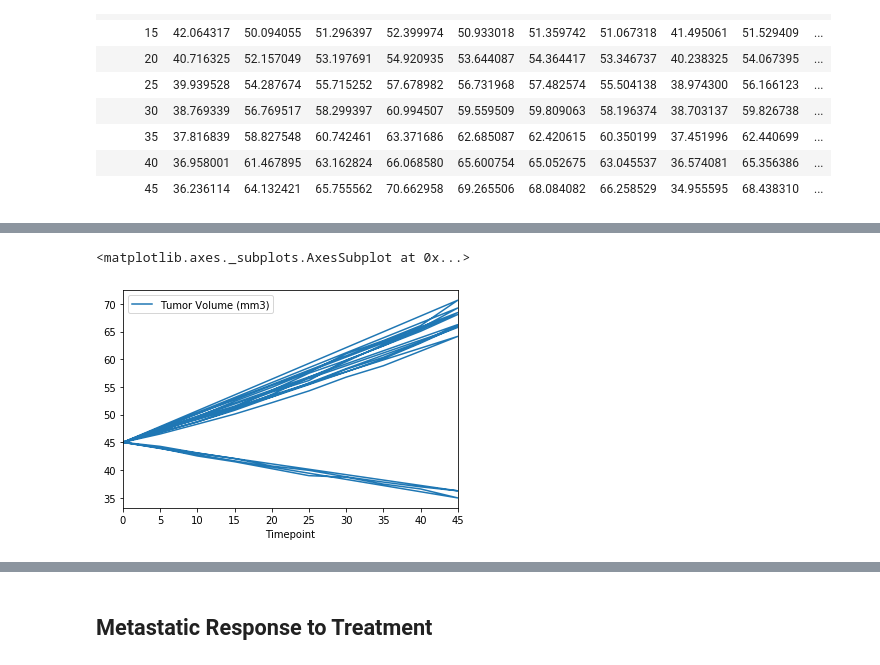
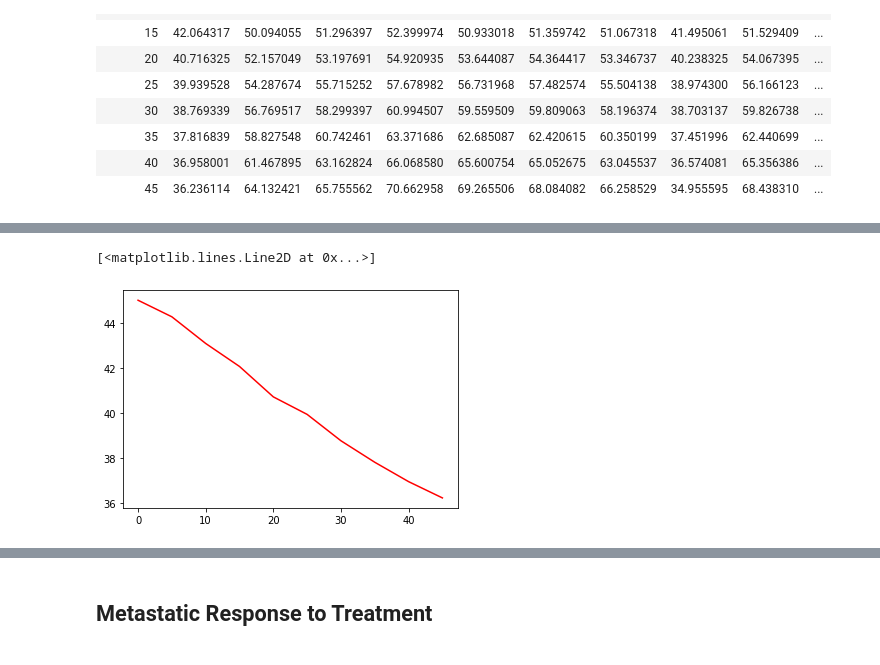
Before and after one commit to VitalSpiral/matplotlib-challenge, a Jupyter notebook: pymaceuticals.ipynb, the cells around one changed output, grey strips where cells are left out. Drawn from its saved outputs; the diff is of its cells as text; code cells hidden in the pictures.

```diff
--- a/pymaceuticals.ipynb
+++ b/pymaceuticals.ipynb
@@ -60,5 +60,7 @@ tumor_volumes_group_comparison=tumor_volumes_group.mean()
 
 tumor_volumes_group_comparison_df=pd.DataFrame(tumor_volumes_group_comparison).reset_index()
 
+tumor_volumes_group_comparison_df = tumor_volumes_group_comparison_df.rename(columns={"Tumor Volume (mm3)":"Tumor Volume Mean (mm3)", "Metastatic Sites":"Metastatic Sites Mean"})
+
 tumor_volumes_group_comparison_df.head()
 # %% [output]
@@ -119,14 +158,25 @@ pd.pivot_table(tumor_volumes_group_comparison_df, values = "Tumor Volume (mm3)",
 # %%
 # Generate the Plot (with Error Bars)
-x_axis_data=np.arange(0,50,5)
+
+x_axis_data=np.arange(0,70,5)
 x_axis_data
 
-tumor_volumes_group_comparison_df.plot(x = "Timepoint", y="Tumor Volume (mm3)")
+capomulin_mean_points=tumor_volumes_group_comparison_df.loc[tumor_volumes_group_comparison_df["Drug"]=='Capomulin']
+
+capomulin_mean_points_df=pd.DataFrame(capomulin_mean_points).reset_index()
+#capomulin_mean_points=tumor_volumes_group_comparison_df.loc[:, ['Capomulin']]
+#capomulin_mean_points
+
+plt.plot(capomulin_mean_points_df["Timepoint"], capomulin_mean_points_df["Tumor Volume Mean (mm3)"],color="red",label="Capomulin")
+#capomulin_mean_points_df.plot('Timepoint', capomulin_mean_points)
+
+
+
 
 # Save the Figure
 # %% [output]
-<matplotlib.axes._subplots.AxesSubplot at 0x...>
+[<matplotlib.lines.Line2D at 0x...>]
-[figure, old version]
+[figure, new version]
 # %%
 # Show the Figure
 plt.show()
```
Also changed, not shown: parts of 7 cells of this notebook.
